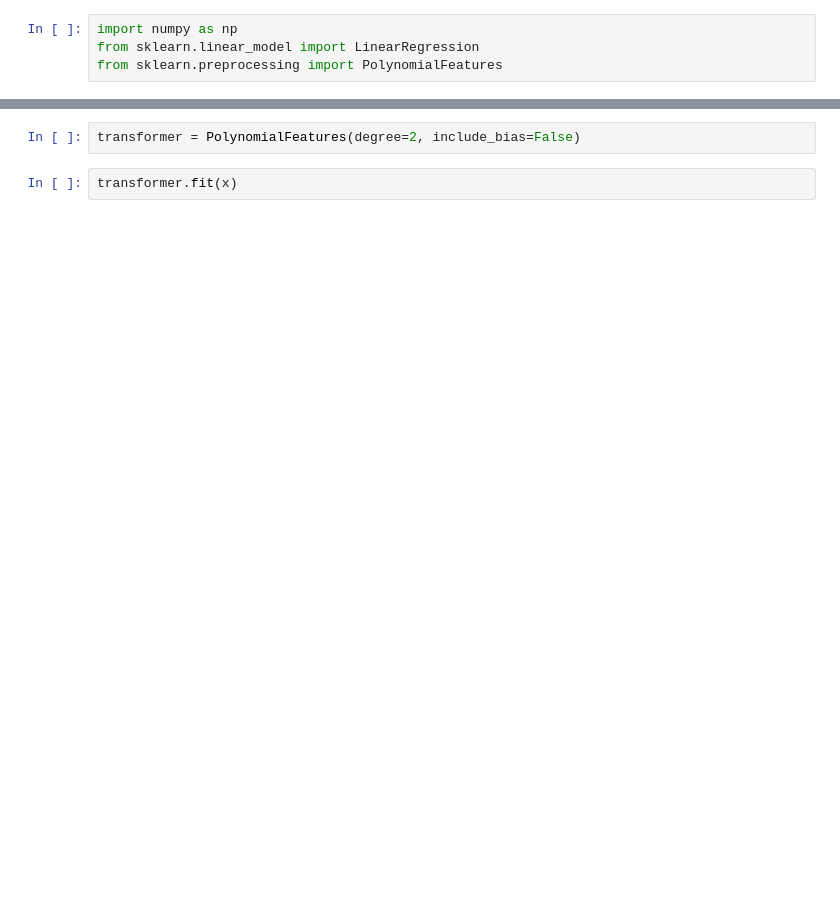
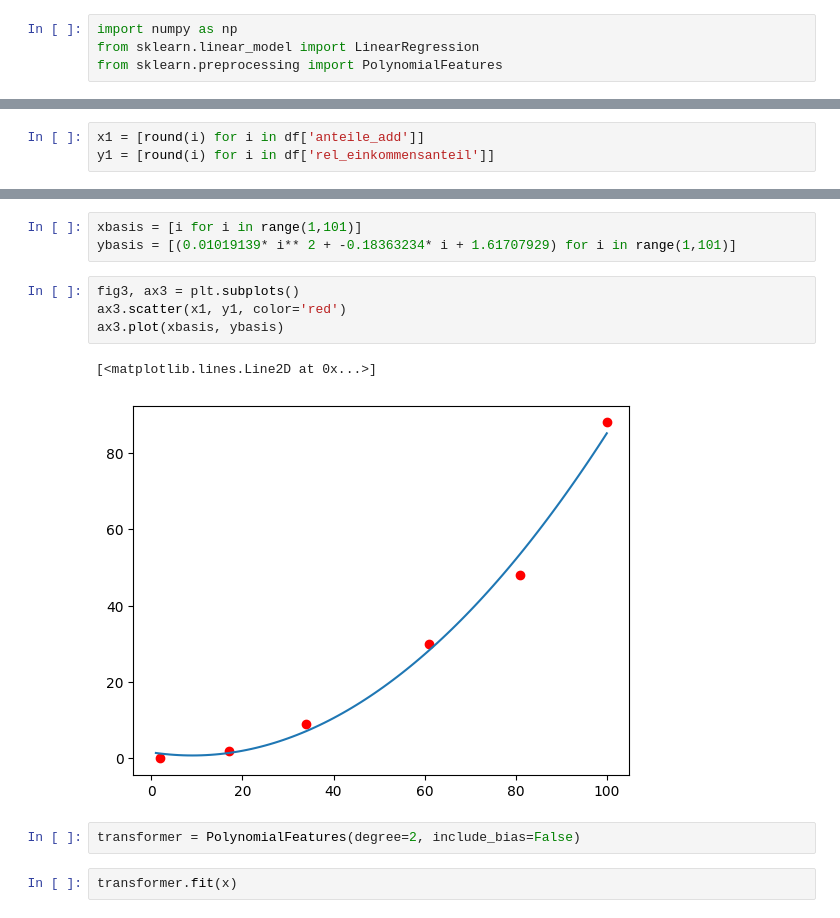
Before and after one commit to Jacques-Mock-Schindler/WR_I_21-24, a Jupyter notebook: docs/231204/einkommensverteilung.ipynb, the cells around one changed output, grey strips where cells are left out. Cells and saved outputs as stored; diff of their text form; blank space fills up the shorter version.

```diff
--- a/docs/231204/einkommensverteilung.ipynb
+++ b/docs/231204/einkommensverteilung.ipynb
@@ -176,0 +176,3 @@ y = np.array(list[df['rel_einkommensanteil']])
+# %%
+x1 = [round(i) for i in df['anteile_add']]
+y1 = [round(i) for i in df['rel_einkommensanteil']]
@@ -177,3 +183,13 @@ y = np.array(list[df['rel_einkommensanteil']])
+# %%
+xbasis = [i for i in range(1,101)]
+ybasis = [(0.01019139* i** 2 + -0.18363234* i + 1.61707929) for i in range(1,101)]
+# %%
+fig3, ax3 = plt.subplots()
+ax3.scatter(x1, y1, color='red')
+ax3.plot(xbasis, ybasis)
+# %% [output]
+[<matplotlib.lines.Line2D at 0x...>]
+[figure, added]
 # %%
 transformer = PolynomialFeatures(degree=2, include_bias=False)
 # %%
```
Also changed, not shown: parts of 7 cells of this notebook.
